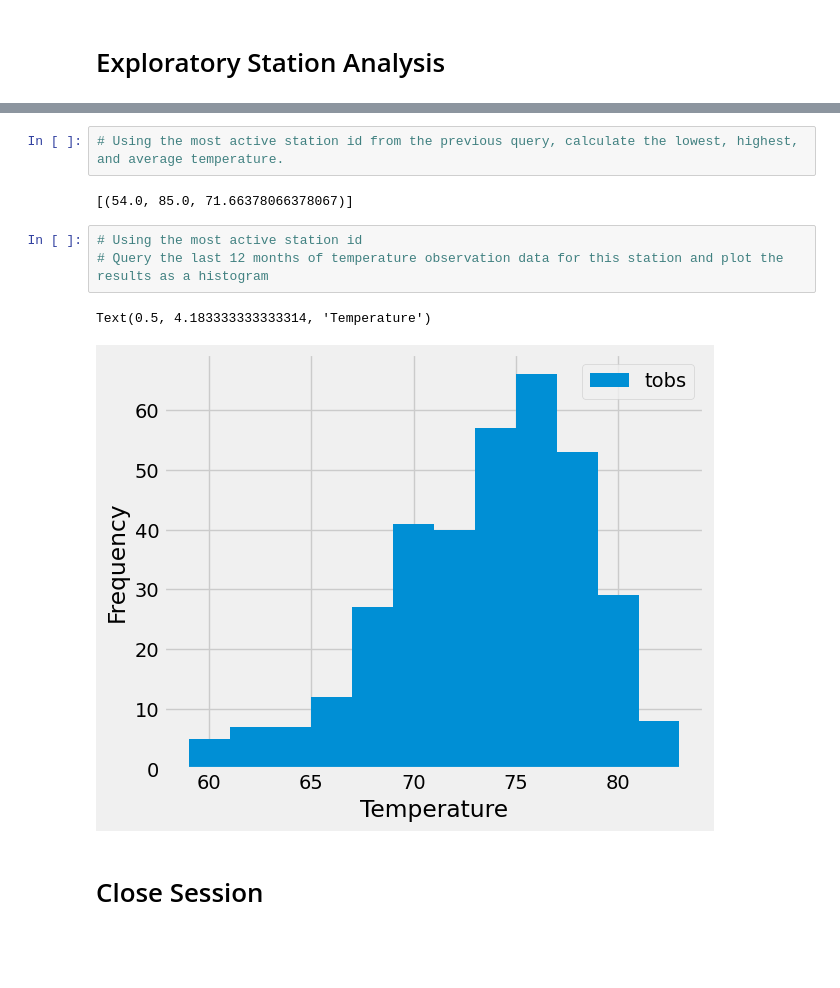
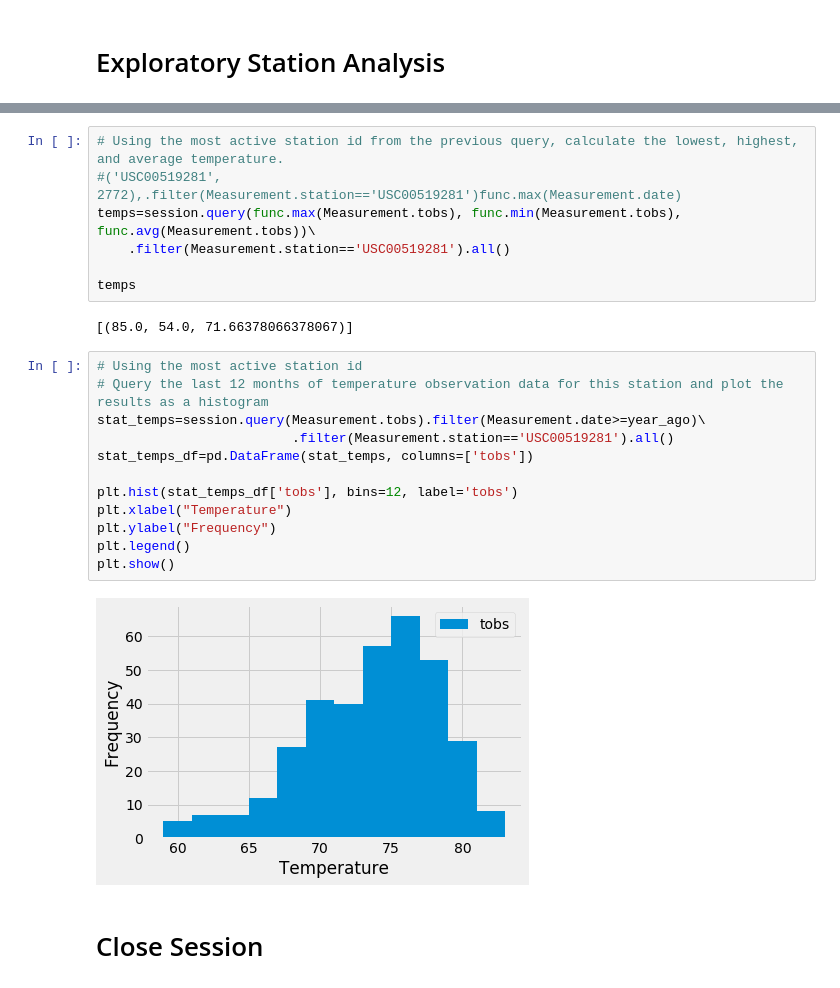
Before and after one commit to Portia17/sqlalchemy-challenge, a Jupyter notebook: SurfsUp/climate_starter.ipynb, the cells around one changed output, grey strips where cells are left out. Cells and saved outputs as stored; diff of their text form; blank space fills up the shorter version.

```diff
--- a/SurfsUp/climate_starter.ipynb
+++ b/SurfsUp/climate_starter.ipynb
@@ -131,14 +108,27 @@ TypeError: 'DataFrame' object is not callable
  ('USC00518838', 511)]
 # %%
 # Using the most active station id from the previous query, calculate the lowest, highest, and average temperature.
+#('USC00519281', 2772),.filter(Measurement.station=='USC00519281')func.max(Measurement.date)
+temps=session.query(func.max(Measurement.tobs), func.min(Measurement.tobs), func.avg(Measurement.tobs))\
+    .filter(Measurement.station=='USC00519281').all()
+
+temps
 # %% [output]
-[(54.0, 85.0, 71.66378066378067)]
+[(85.0, 54.0, 71.66378066378067)]
 # %%
 # Using the most active station id
 # Query the last 12 months of temperature observation data for this station and plot the results as a histogram
+stat_temps=session.query(Measurement.tobs).filter(Measurement.date>=year_ago)\
+                         .filter(Measurement.station=='USC00519281').all()
+stat_temps_df=pd.DataFrame(stat_temps, columns=['tobs'])
+
+plt.hist(stat_temps_df['tobs'], bins=12, label='tobs')
+plt.xlabel("Temperature")
+plt.ylabel("Frequency")
+plt.legend()
+plt.show()
 # %% [output]
-Text(0.5, 4.183333333333314, 'Temperature')
-[figure, old version]
+[figure, new version]
 # %% [markdown]
 # Close Session
 # %%
```
Also changed, not shown: parts of 8 cells of this notebook.
